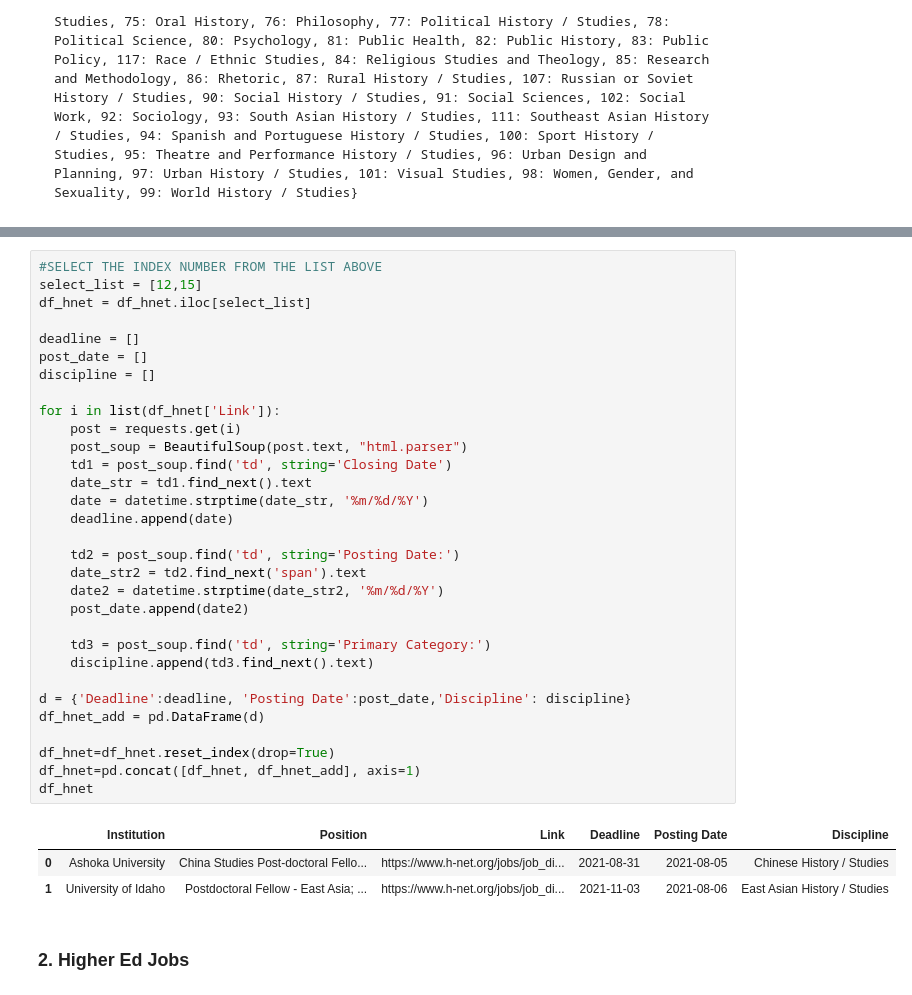
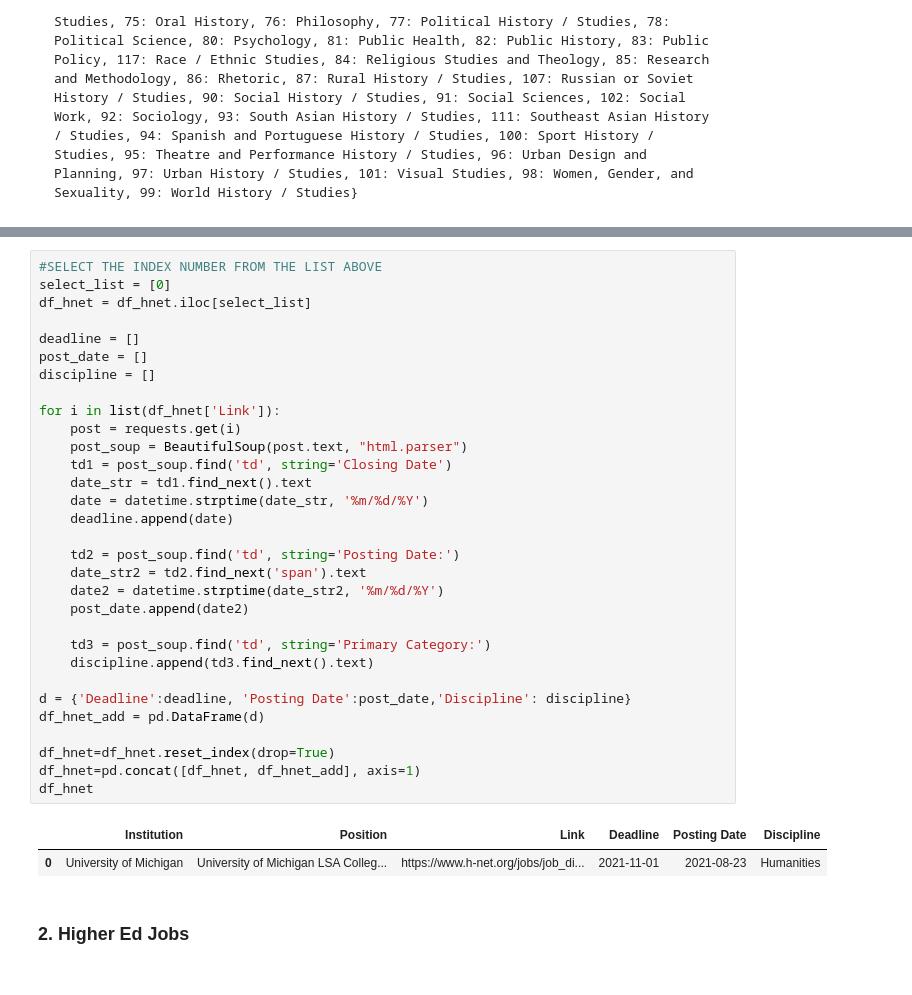
Before and after one commit to XiWang-wx/academic_jobs, a Jupyter notebook: academic_job_search.ipynb, the cells around one changed output, grey strips where cells are left out. Saved outputs shown, nothing was run; the diff lists cells and outputs as text.

```diff
--- a/academic_job_search.ipynb
+++ b/academic_job_search.ipynb
@@ -82,38 +82,37 @@ df_hnet
 # %%
 #SELECT THE INDEX NUMBER FROM THE LIST ABOVE
-select_list = [12,15]
+select_list = [0]
 df_hnet = df_hnet.iloc[select_list]
 
 deadline = []
 post_date = []
 discipline = []
 
 for i in list(df_hnet['Link']):
     post = requests.get(i)
     post_soup = BeautifulSoup(post.text, "html.parser")
     td1 = post_soup.find('td', string='Closing Date')
     date_str = td1.find_next().text
     date = datetime.strptime(date_str, '%m/%d/%Y')
     deadline.append(date)
 
     td2 = post_soup.find('td', string='Posting Date:')
     date_str2 = td2.find_next('span').text
     date2 = datetime.strptime(date_str2, '%m/%d/%Y')
     post_date.append(date2)
 
     td3 = post_soup.find('td', string='Primary Category:')
     discipline.append(td3.find_next().text)
 
 d = {'Deadline':deadline, 'Posting Date':post_date,'Discipline': discipline}
 df_hnet_add = pd.DataFrame(d)
 
 df_hnet=df_hnet.reset_index(drop=True)
 df_hnet=pd.concat([df_hnet, df_hnet_add], axis=1)
 df_hnet
 # %% [output]
 |  | Institution | Position | Link | Deadline | Posting Date | Discipline |
-| 0 | Ashoka University | China Studies Post-doctoral Fello... | https://www.h-net.org/jobs/job_di... | 2021-08-31 | 2021-08-05 | Chinese History / Studies |
-| 1 | University of Idaho | Postdoctoral Fellow - East Asia; ... | https://www.h-net.org/jobs/job_di... | 2021-11-03 | 2021-08-06 | East Asian History / Studies |
+| 0 | University of Michigan | University of Michigan LSA Colleg... | https://www.h-net.org/jobs/job_di... | 2021-11-01 | 2021-08-23 | Humanities |
 # %% [markdown]
 ### 2. Higher Ed Jobs
 # %% [markdown]
```
Also changed, not shown: parts of 5 cells of this notebook.
